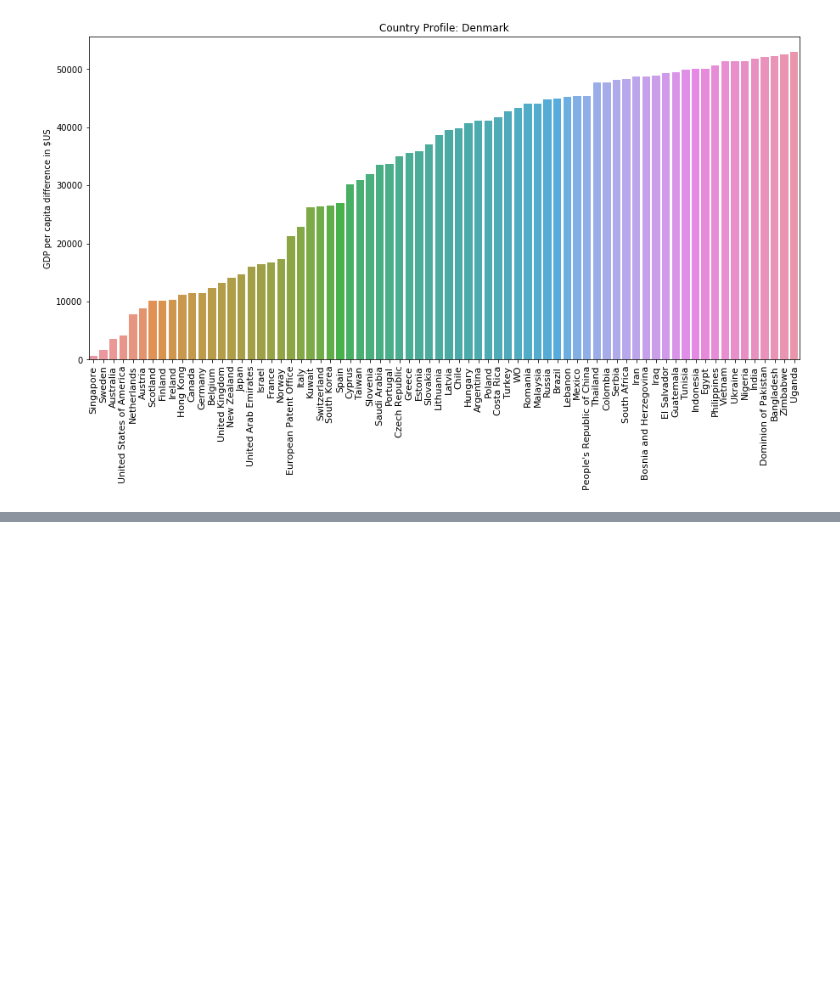
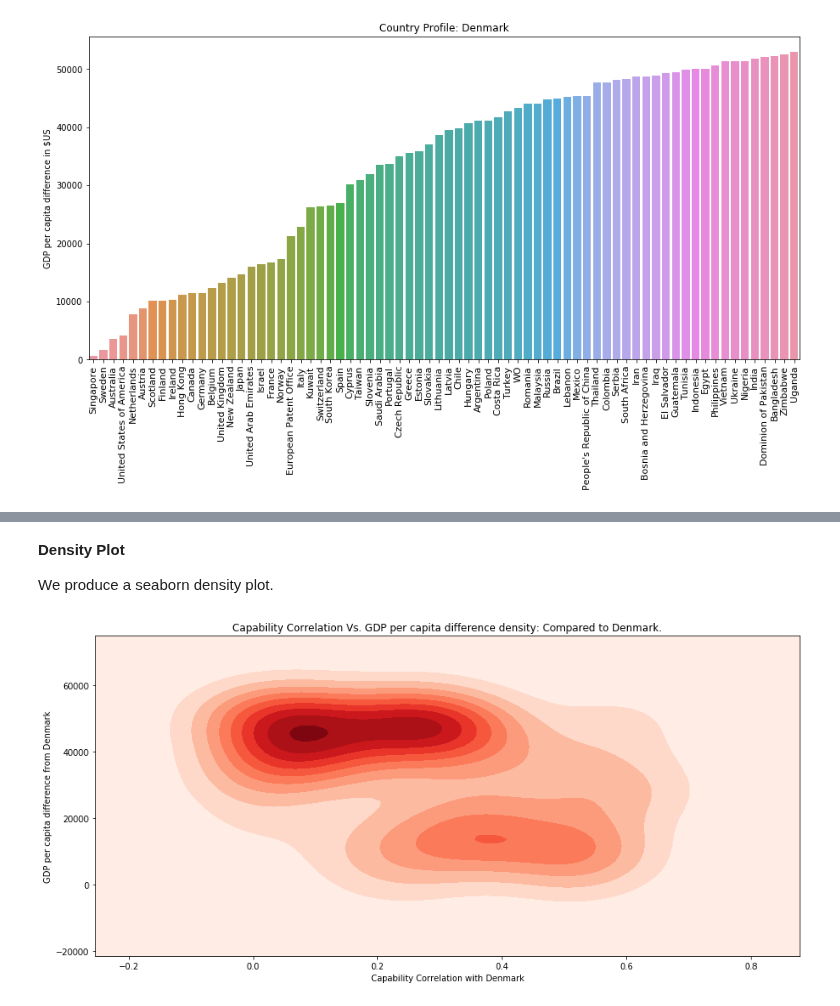
Before and after one commit to duarteocarmo/technological_capabilities, a Jupyter notebook: notebooks/2_1_Capability Correlations_Countries.ipynb, the cells around one changed output, grey strips where cells are left out. Cells and saved outputs as stored; diff of their text form; code cells hidden in the pictures; blank space fills up the shorter version.

```diff
--- a/notebooks/2_1_Capability Correlations_Countries.ipynb
+++ b/notebooks/2_1_Capability Correlations_Countries.ipynb
@@ -722,0 +712,14 @@ To better understand this, we now study this correlation for every country.
+# %% [markdown]
+**Density Plot**
+
+We produce a seaborn density plot.
+# %%
+# density plot
+fig, ax1 = plt.subplots(figsize=(15,7))
+sns.kdeplot(clean_histogram_data_corr, clean_histogram_data_gpds, cmap="Reds", shade=True)
+plt.xlabel('Capability Correlation with {}'.format(country))
+plt.ylabel('GDP per capita difference from {}'.format(country))
+plt.title('Capability Correlation Vs. GDP per capita difference density: Compared to {}.'.format(country))
+plt.show()
+# %% [output]
+[figure, added]
```
Also changed, not shown: parts of 15 cells of this notebook.
